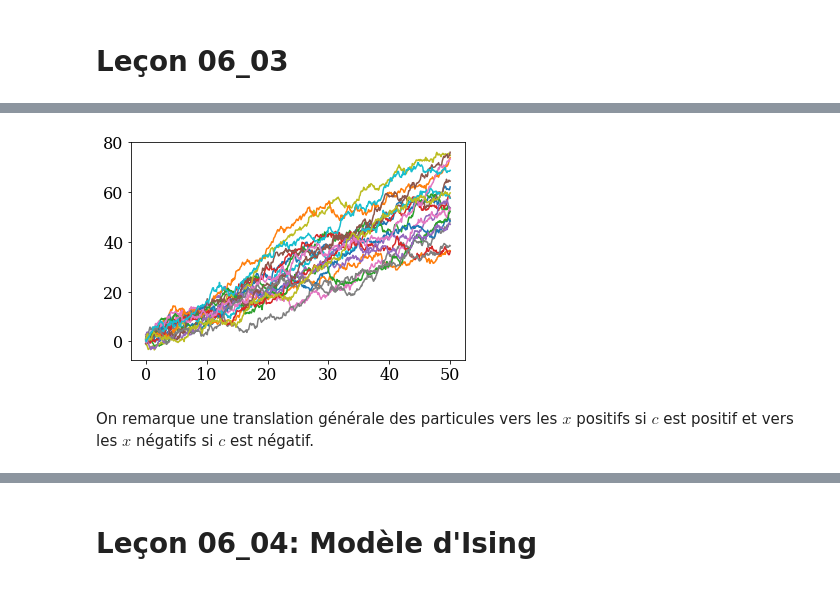
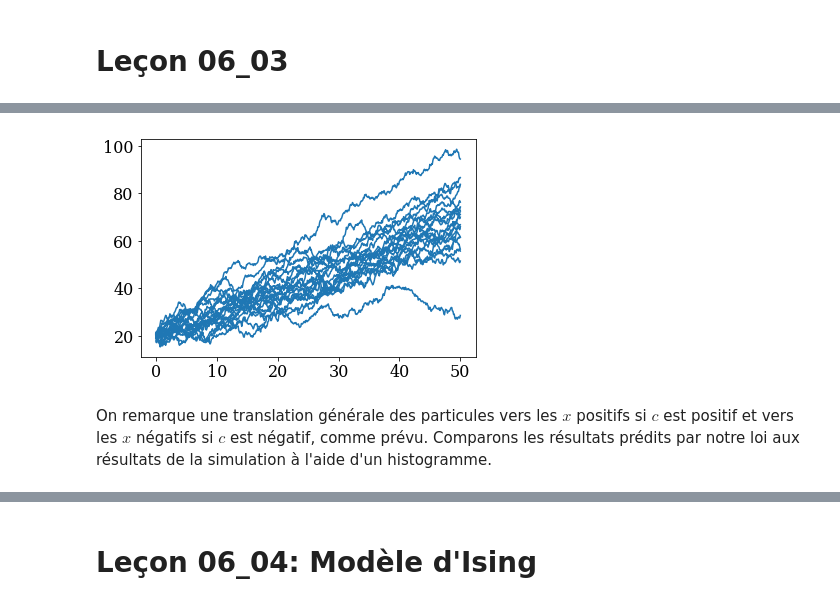
Before and after one commit to ceschoon/Travail-PHYS-F-303, a Jupyter notebook: Travail_PHYS-F-303_MJ_CS.ipynb, the cells around one changed output, grey strips where cells are left out. Drawn from its saved outputs; the diff is of its cells as text; code cells hidden in the pictures.

```diff
--- a/Travail_PHYS-F-303_MJ_CS.ipynb
+++ b/Travail_PHYS-F-303_MJ_CS.ipynb
@@ -173,25 +200,26 @@ plt.plot(xc,np.exp(-xc**2/2.0)/np.sqrt(2*np.pi),lw=2,color='green')
 # %%
 npart=10000
 T=50.0
 nt=500
 dt=T/nt
 alpha=2
 c = 1
 
 sigma = 1.0
-x0 = np.random.normal(loc=0,scale=sigma,size=npart)
+mu = 20.0
+x0 = np.random.normal(loc=mu,scale=sigma,size=npart)
 
 t = np.arange(0,T+dt,dt)
 x = np.empty([nt+1,npart])
 
 x[0]=x0
 
 for i in range(nt):
     x[i+1]=x[i]+np.sqrt(2*alpha*dt)*np.random.normal(0,1,npart)+c*dt
 
 for i in range(20):
-    plt.plot(t,x[:,i])
+    plt.plot(t,x[:,i],color='C0')
 # %% [output]
-[figure, old version]
+[figure, new version]
 # %% [markdown]
-On remarque une translation générale des particules vers les $x$ positifs si $c$ est positif et vers les $x$ négatifs si $c$ est négatif.
+On remarque une translation générale des particules vers les $x$ positifs si $c$ est positif et vers les $x$ négatifs si $c$ est négatif, comme prévu. Comparons les résultats prédits par notre loi aux résultats de la simulation à l'aide d'un histogramme.
```
Also changed, not shown: parts of 15 cells of this notebook.
